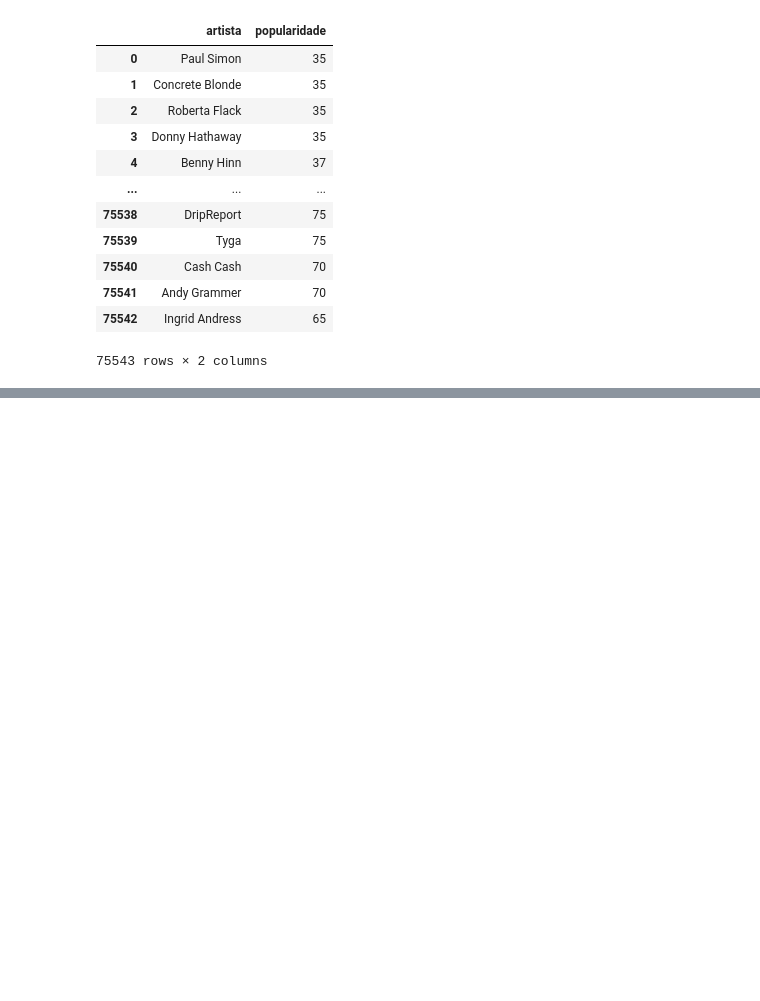
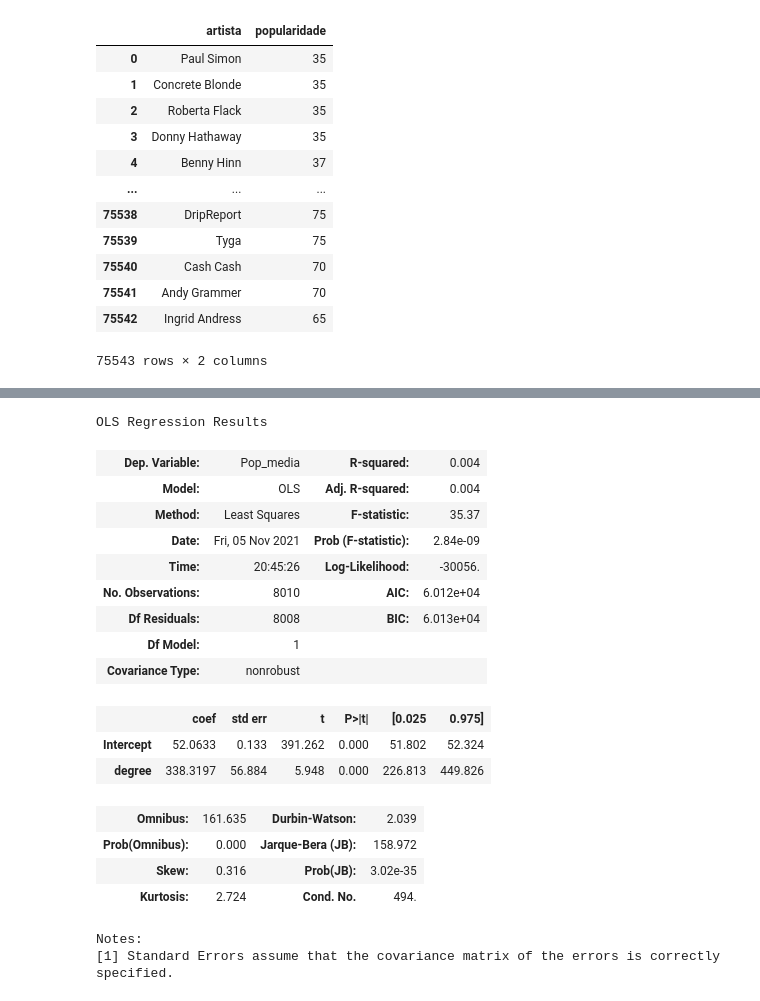
Before and after one commit to hashiprobr-classroom/parte-tecnica-do-projeto-grupof, a Jupyter notebook: notebooks/projeto1-ciclo3.ipynb, the cells around one changed output, grey strips where cells are left out. Saved outputs shown, nothing was run; the diff lists cells and outputs as text; code cells hidden in the pictures; blank space fills up the shorter version.

```diff
--- a/notebooks/projeto1-ciclo3.ipynb
+++ b/notebooks/projeto1-ciclo3.ipynb
@@ -123,0 +217,26 @@ df_artista_media_pop
+# %%
+import statsmodels.formula.api as smf
+
+model = smf.ols(data=df_completo, formula='Pop_media ~ degree') # z1 é explicada por x1?
+result = model.fit()
+result.summary()
+# %% [output]
+OLS Regression Results
+| Dep. Variable: | Pop_media | R-squared: | 0.004 |
+| Model: | OLS | Adj. R-squared: | 0.004 |
+| Method: | Least Squares | F-statistic: | 35.37 |
+| Date: | Fri, 05 Nov 2021 | Prob (F-statistic): | 2.84e-09 |
+| Time: | 20:45:26 | Log-Likelihood: | -30056. |
+| No. Observations: | 8010 | AIC: | 6.012e+04 |
+| Df Residuals: | 8008 | BIC: | 6.013e+04 |
+| Df Model: | 1 |  |  |
+| Covariance Type: | nonrobust |  |  |
+|  | coef | std err | t | P>|t| | [0.025 | 0.975] |
+| Intercept | 52.0633 | 0.133 | 391.262 | 0.000 | 51.802 | 52.324 |
+| degree | 338.3197 | 56.884 | 5.948 | 0.000 | 226.813 | 449.826 |
+| Omnibus: | 161.635 | Durbin-Watson: | 2.039 |
+| Prob(Omnibus): | 0.000 | Jarque-Bera (JB): | 158.972 |
+| Skew: | 0.316 | Prob(JB): | 3.02e-35 |
+| Kurtosis: | 2.724 | Cond. No. | 494. |
+Notes:
+[1] Standard Errors assume that the covariance matrix of the errors is correctly specified.
```
Also changed, not shown: parts of 25 cells of this notebook.
